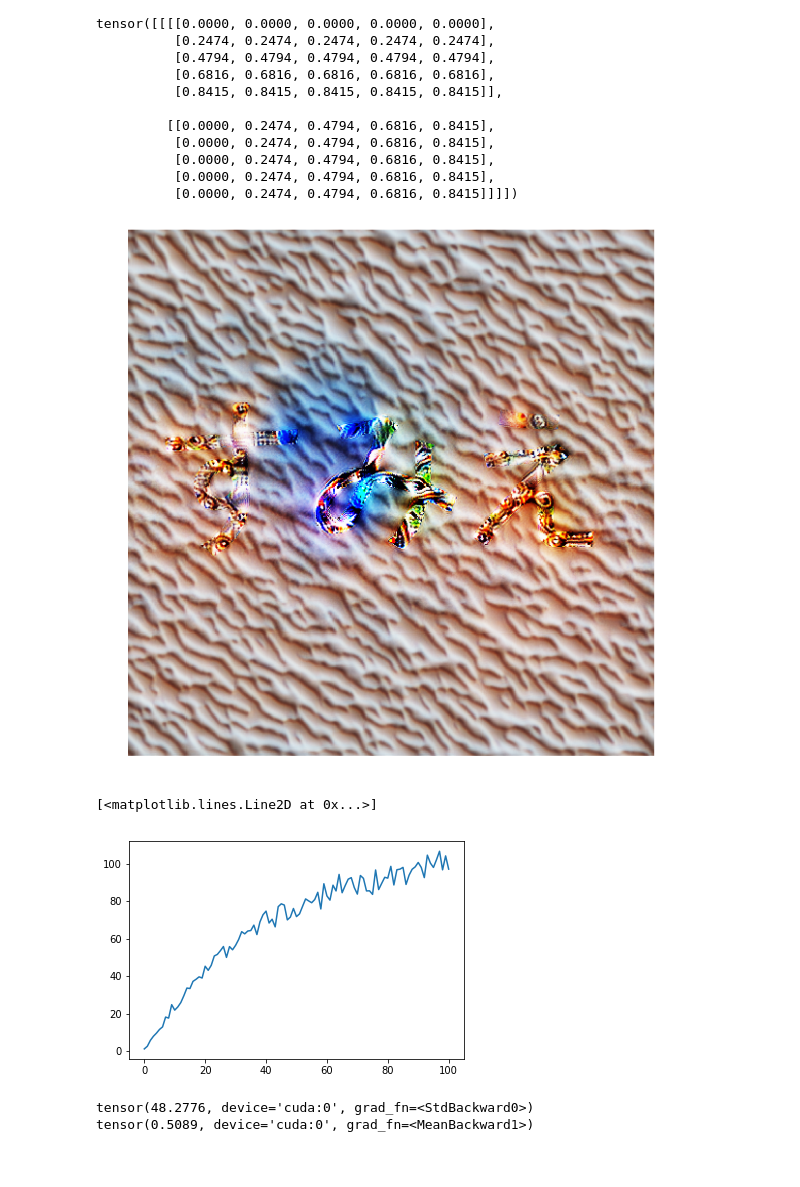
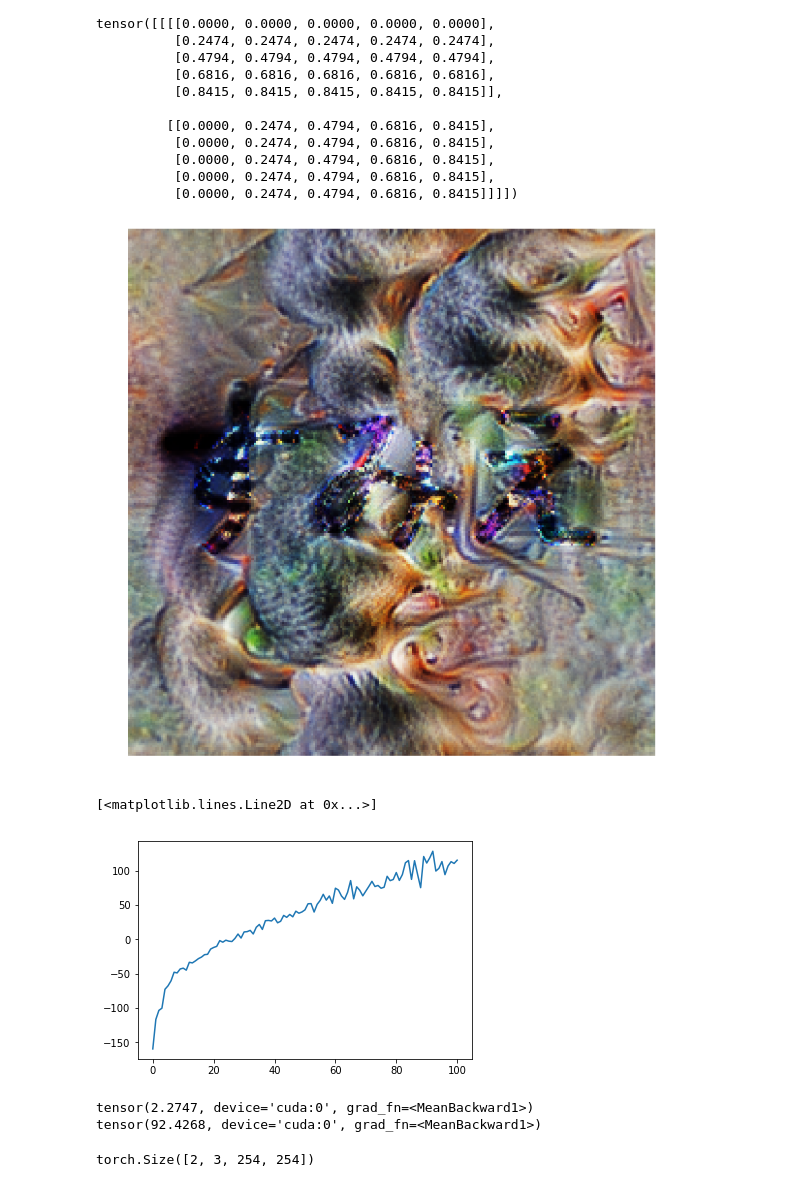
Before and after one commit to justinpinkney/sumie, a Jupyter notebook: docs/gradient_mask.ipynb, the cells around one changed output. Saved outputs shown, nothing was run; the diff lists cells and outputs as text; code cells hidden in the pictures.

```diff
--- a/docs/gradient_mask.ipynb
+++ b/docs/gradient_mask.ipynb
@@ -68,6 +68,17 @@ class Batch(torch.nn.Module):
     def forward(self, image):
         return torch.cat([image for _ in range(self.n)])
 
+
+class ImageMask(torch.nn.Module):
+
+    def __init__(self, mask):
+        super(ImageMask, self).__init__()
+        self.mask = mask
+
+    def forward(self, image):
+
+        return torch.cat((image[0,:,:,:]*(self.mask - 1),
+                   image[1,:,:,:]*(self.mask)), dim=0)
 
 class GradientMask(torch.nn.Module):
 
@@ -84,54 +95,60 @@ class GradientMask(torch.nn.Module):
         second = grad_input[1]
 
         #x = np.linspace(0, 1, grad_input[0].shape[2])
         #y = np.linspace(0, 1, grad_input[0].shape[3])
         #xx, yy = np.meshgrid(x, y)
         #data = torch.Tensor(np.dstack((xx, yy))).permute(2, 1, 0).unsqueeze(0).to('cuda')
         #for i in range(3):
             #x2 = (data[0,0,:,:]-0.5) ** 2
             #y2 = (data[0,1,:,:]-0.5) ** 2
             #mask = torch.exp(-1*(x2/0.1+y2/0.1))
         first[0,:,:,:] = grad_input[0][0,:,:,:]*(1-self.mask)
         second[0,:,:,:] = grad_input[1][0,:,:,:]*(self.mask)
         return (first, second)
         #return (first,)
 
-im = sumie.Image(512, param='fft', transforms=[
+device = 'cuda'
+im = sumie.Image(256, param='fft', transforms=[
                     Batch(2),
-                    GradientMask(sumie.io.load_file('mask.bmp', size=(512,512))),
-                    sumie.transforms.PositionJitter(8),
+                    ImageMask(sumie.io.load_file('mask.bmp', size=(256,256)).to(device)),
+                    sumie.transforms.PositionJitter(16),
+                    sumie.transforms.ScaleJitter(1.01),
+                    sumie.transforms.PositionJitter(16),
+                    #sumie.transforms.RotationJitter(0.3),
+                    #sumie.transforms.PositionJitter(16),
                     sumie.transforms.Interpolate(0.5),
                     sumie.transforms.Normalise(),
               ])
 
-device = 'cuda'
 im.to(device)
 model.to(device)
 #channel = sumie.objectives.ConvChannel(model.features[26], 0, func=torch.mean)
-obj1 = sumie.objectives.ConvChannel(model.features[26], 10, func=torch.std, batch=0)
-obj2 = sumie.objectives.ConvChannel(model.features[3], 0, func=torch.mean, batch=1)
-combined = sumie.objectives.Composite([obj1, obj2], [1, 10])
+obj1 = sumie.objectives.ConvChannel(model.features[26], 100, batch=0)
+obj2 = sumie.objectives.ConvChannel(model.features[26], 5, batch=1)
+combined = sumie.objectives.Composite([obj1, obj2], [10, 1])
 opt = sumie.Optimiser(im, model.features, combined)
 
 #opt.add_callback(change_combined)
 
 opt.run(iterations=100, progress=True, lr=0.05)
 sumie.vis.show(im.get_image(), figsize=(10,10))
 # %% [output]
-[figure, old version]
+[figure, new version]
 # %%
 plt.plot([x.item() for x in opt.history])
 # %% [output]
 [<matplotlib.lines.Line2D at 0x...>]
-[figure, old version]
+[figure, new version]
 # %%
 for child in opt.objective.children:
     print(child.objective)
 # %% [output]
-tensor(48.2776, device='cuda:0', grad_fn=<StdBackward0>)
-tensor(0.5089, device='cuda:0', grad_fn=<MeanBackward1>)
+tensor(2.2747, device='cuda:0', grad_fn=<MeanBackward1>)
+tensor(92.4268, device='cuda:0', grad_fn=<MeanBackward1>)
 # %%
 print(im().shape)
+# %% [output]
+torch.Size([2, 3, 254, 254])
 # %%
 t = torch.cat((torch.rand(0,3,5,5, requires_grad=True), torch.rand(0,3,5,5, requires_grad=True)))
 print(t.grad_fn)
```
Also changed, not shown: parts of 1 cell of this notebook, 12 other files.
